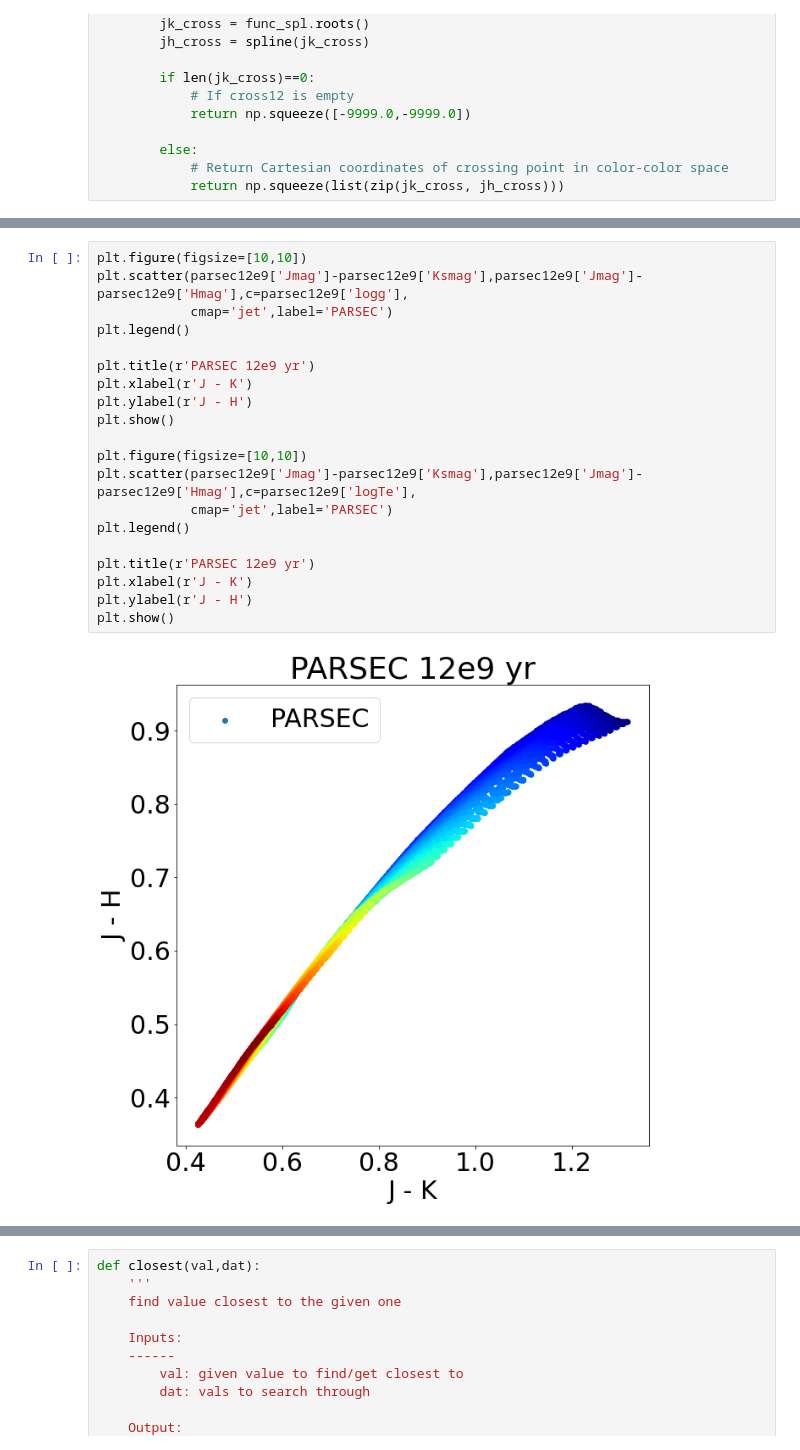
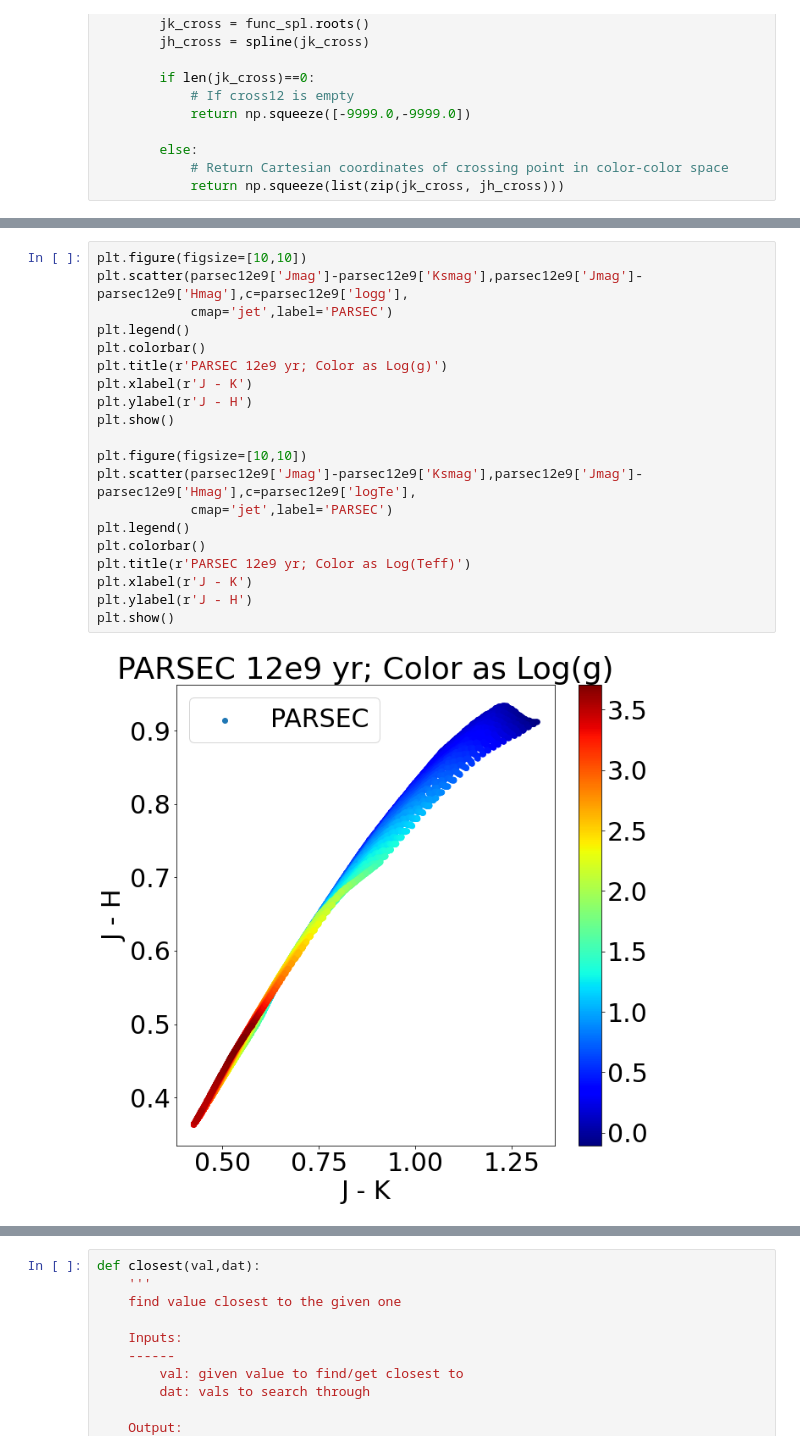
Before and after one commit to JoshuaPovick/Age_Fitting, a Jupyter notebook: ColorColor.ipynb, the cells around one changed output, grey strips where cells are left out. Saved outputs shown, nothing was run; the diff lists cells and outputs as text.

```diff
--- a/ColorColor.ipynb
+++ b/ColorColor.ipynb
@@ -1147,22 +1089,22 @@ Bad Star Fraction:  0.3524829600778968
 # %%
 plt.figure(figsize=[10,10])
 plt.scatter(parsec12e9['Jmag']-parsec12e9['Ksmag'],parsec12e9['Jmag']-parsec12e9['Hmag'],c=parsec12e9['logg'],
             cmap='jet',label='PARSEC')
 plt.legend()
-
-plt.title(r'PARSEC 12e9 yr')
+plt.colorbar()
+plt.title(r'PARSEC 12e9 yr; Color as Log(g)')
 plt.xlabel(r'J - K')
 plt.ylabel(r'J - H')
 plt.show()
 
 plt.figure(figsize=[10,10])
 plt.scatter(parsec12e9['Jmag']-parsec12e9['Ksmag'],parsec12e9['Jmag']-parsec12e9['Hmag'],c=parsec12e9['logTe'],
             cmap='jet',label='PARSEC')
 plt.legend()
-
-plt.title(r'PARSEC 12e9 yr')
+plt.colorbar()
+plt.title(r'PARSEC 12e9 yr; Color as Log(Teff)')
 plt.xlabel(r'J - K')
 plt.ylabel(r'J - H')
 plt.show()
 # %% [output]
-[figure, old version]
+[figure, new version]
```
Also changed, not shown: parts of 29 cells of this notebook, 1 other file.
